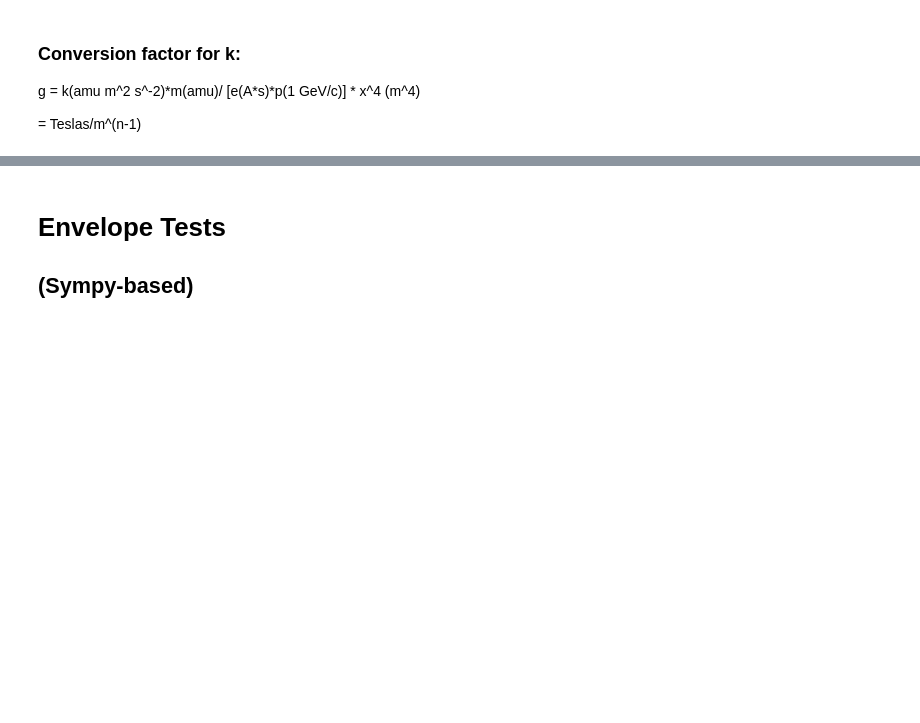
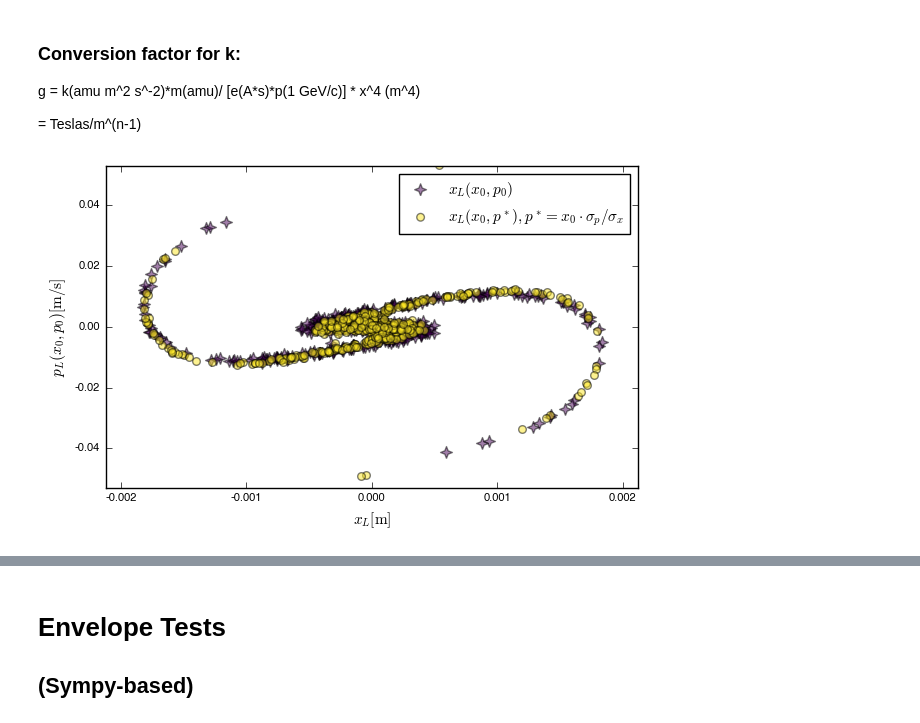
Before and after one commit to benfolsom/dcplapprx, a Jupyter notebook: suppl1_octupole_plots.ipynb, the cells around one changed output, grey strips where cells are left out. Cells and saved outputs as stored; diff of their text form; code cells hidden in the pictures; blank space fills up the shorter version.

Commit message:
changed figures to pdf for publication, added timing plots

```diff
--- a/suppl1_octupole_plots.ipynb
+++ b/suppl1_octupole_plots.ipynb
@@ -157,3 +104,19 @@ qₓdf, pₓdf =multiter("df");
 qₓzr, pₓzr =multiter("zr");
 qₓsg, pₓsg =multiter("sg");
 qₓer, pₓer =multiter("er");
+# %%
+Plots.scatter(qₓdf[1:length(qₓdf)/500:end],pₓdf[1:length(pₓdf)/500:end],alpha=.5,
+label = L"x_L(x_0,p_0)",m=(:star4,8.5))
+Plots.scatter!(qₓsg[1:length(qₓsg)/500:end],pₓsg[1:length(pₓsg)/500:end],alpha=.5,m=(:circle,5.5),grid=false,
+label = L"x_L(x_0,p^*), p^* = x_0\cdot\sigma_p/\sigma_x")
+
+plot!(ylim=(-.05,.05))
+plot!(xlim=(-.002,.002))
+xlabel!(L"x_L\rm{[m]}")
+ylabel!(L"p_L(x_0,p_0)\rm{[m/s]}")
+#
+plot!(margin=5px,top_margin=35px,bottom_margin=1px,
+legendfont=Plots.font("Helvetica",11))
+Plots.pdf("/Users/benfolsom/Desktop/sigs")
+# %% [output]
+[figure, added]
```
Also changed, not shown: parts of 17 cells of this notebook.
